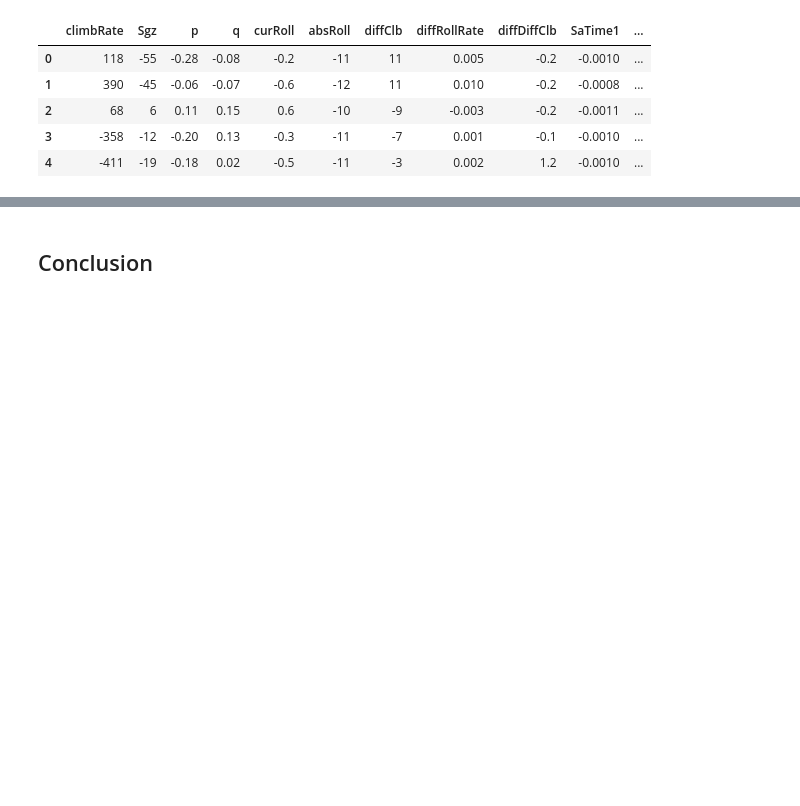
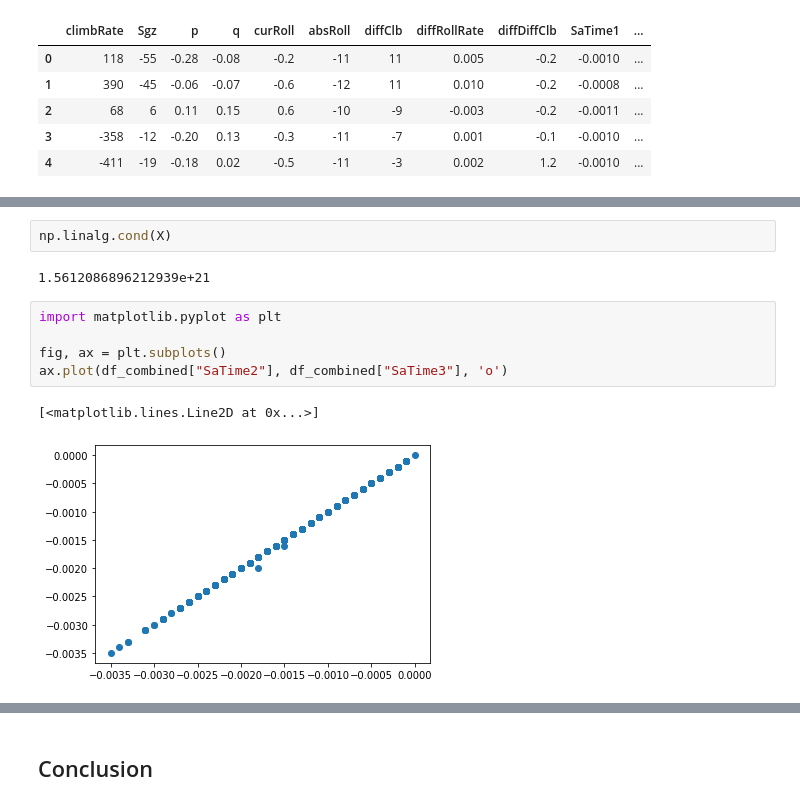
Before and after one commit to FMELab/ssdgm, a Jupyter notebook: notebooks/elevators.ipynb, the cells around one changed output, grey strips where cells are left out. Drawn from its saved outputs; the diff is of its cells as text; blank space fills up the shorter version.

```diff
--- a/notebooks/elevators.ipynb
+++ b/notebooks/elevators.ipynb
@@ -61,0 +144,12 @@ df_combined.head()
+# %%
+np.linalg.cond(X)
+# %% [output]
+1.5612086896212939e+21
+# %%
+import matplotlib.pyplot as plt
+
+fig, ax = plt.subplots()
+ax.plot(df_combined["SaTime2"], df_combined["SaTime3"], 'o')
+# %% [output]
+[<matplotlib.lines.Line2D at 0x...>]
+[figure, added]
```
Also changed, not shown: parts of 6 cells of this notebook, 6 other files.
